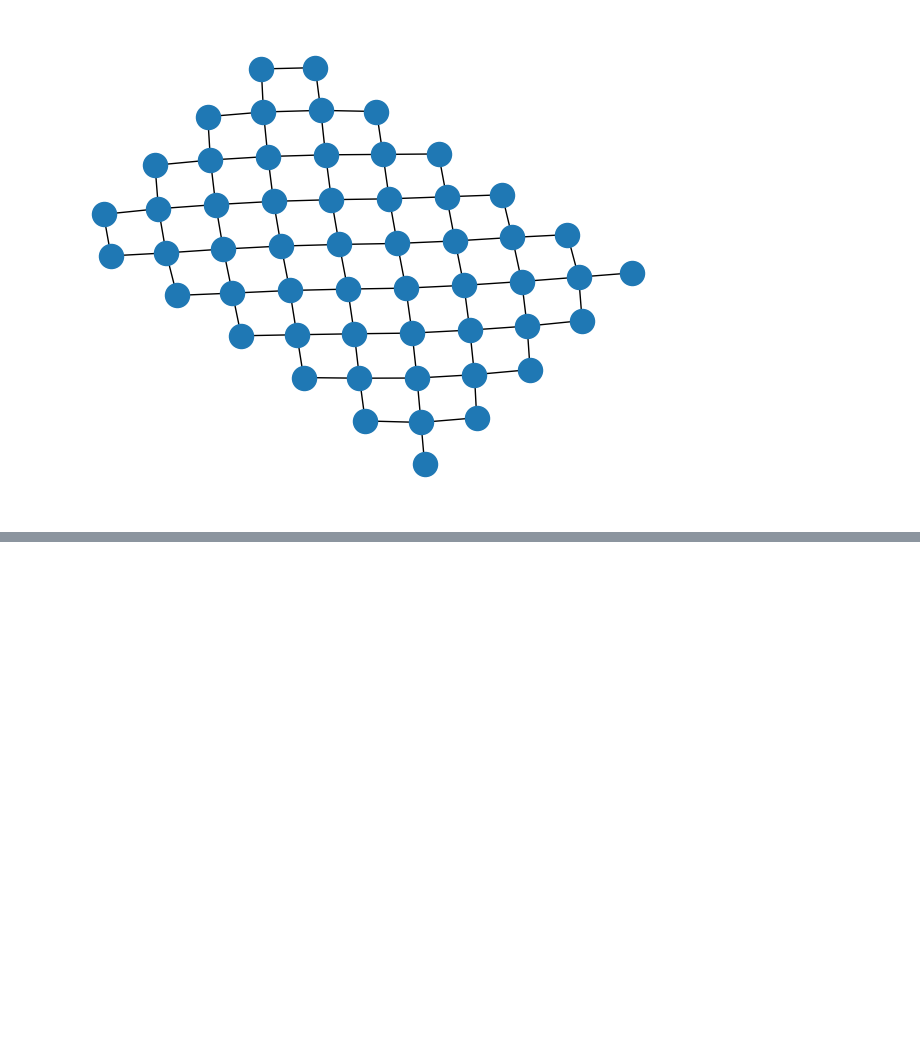
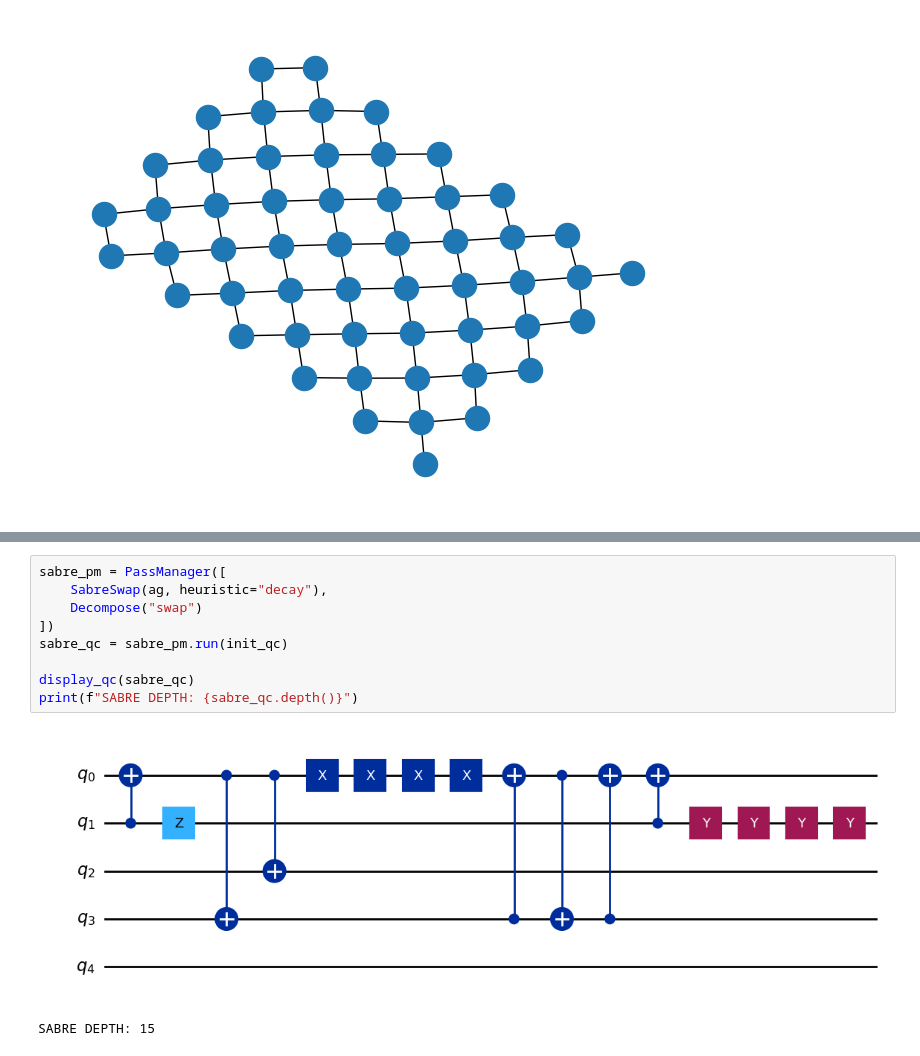
Before and after one commit to ebony72/sqgm, a Jupyter notebook: display.ipynb, the cells around one changed output, grey strips where cells are left out. Drawn from its saved outputs; the diff is of its cells as text; blank space fills up the shorter version.

```diff
--- a/display.ipynb
+++ b/display.ipynb
@@ -132,0 +95,12 @@ DEPTH: 11
+# %%
+sabre_pm = PassManager([
+    SabreSwap(ag, heuristic="decay"),
+    Decompose("swap")
+])
+sabre_qc = sabre_pm.run(init_qc)
+
+display_qc(sabre_qc)
+print(f"SABRE DEPTH: {sabre_qc.depth()}")
+# %% [output]
+[figure, added]
+SABRE DEPTH: 15
```
Also changed, not shown: parts of 22 cells of this notebook, 8 other files.
